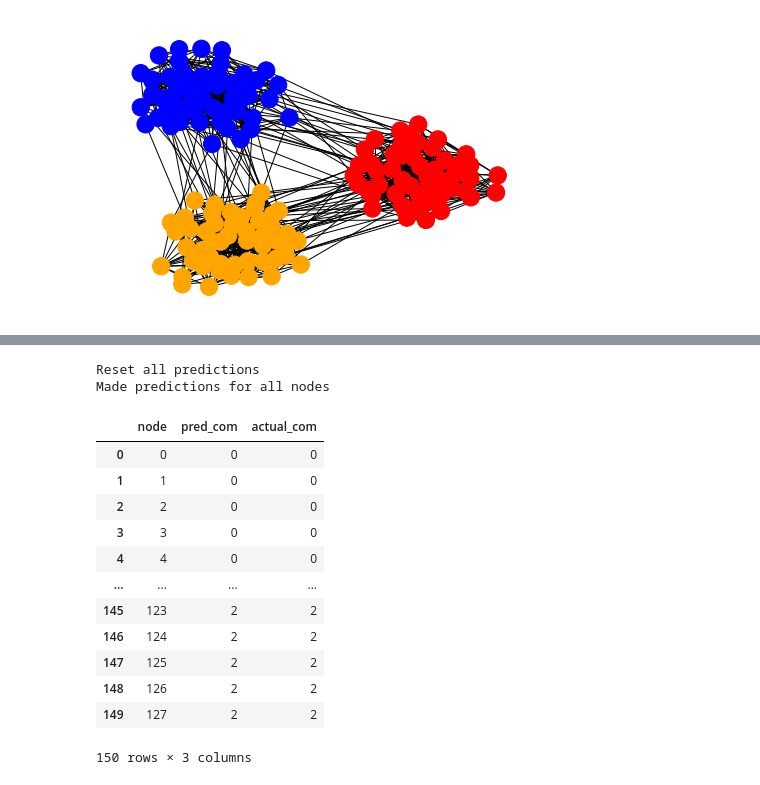
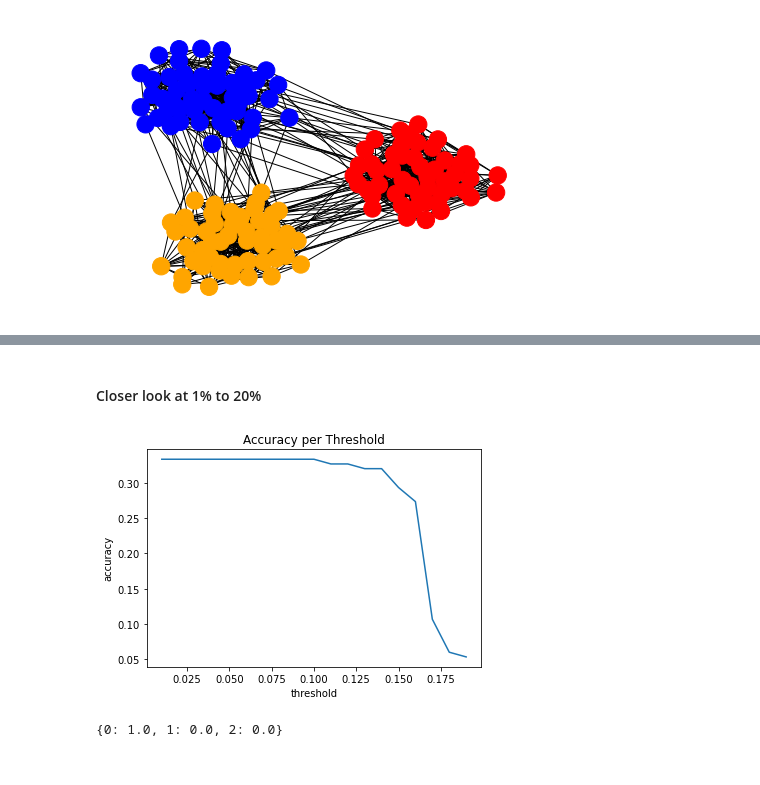
Before and after one commit to hblyx/DSC180_P1_Tom, a Jupyter notebook: weighted_test.ipynb, the cells around one changed output, grey strips where cells are left out. Saved outputs shown, nothing was run; the diff lists cells and outputs as text; code cells hidden in the pictures.

```diff
--- a/weighted_test.ipynb
+++ b/weighted_test.ipynb
@@ -27,22 +130,11 @@ Reset all predictions
+# %% [markdown]
+#### Closer look at 1% to 20%
+# %%
+plotThresAcc(differentThes(0.01, 0.2, 0.01, CNC))
+# %% [output]
+[figure, added]
 # %%
-CNC.findAllCommunities(thres=0.1, weighted=True)
+CNC.findAllCommunities(thres=0.050, weighted=True)
+CNC.accuracy_per_actual
 # %% [output]
-Reset all predictions
-Made predictions for all nodes
+{0: 1.0, 1: 0.0, 2: 0.0}
-# %%
-re = CNC.getResult()
-re
-# %% [output]
-|  | node | pred_com | actual_com |
-| 0 | 0 | 0 | 0 |
-| 1 | 1 | 0 | 0 |
-| 2 | 2 | 0 | 0 |
-| 3 | 3 | 0 | 0 |
-| 4 | 4 | 0 | 0 |
-| ... | ... | ... | ... |
-| 145 | 123 | 2 | 2 |
-| 146 | 124 | 2 | 2 |
-| 147 | 125 | 2 | 2 |
-| 148 | 126 | 2 | 2 |
-| 149 | 127 | 2 | 2 |
-150 rows × 3 columns
```
Also changed, not shown: parts of 25 cells of this notebook, 1 other file.
